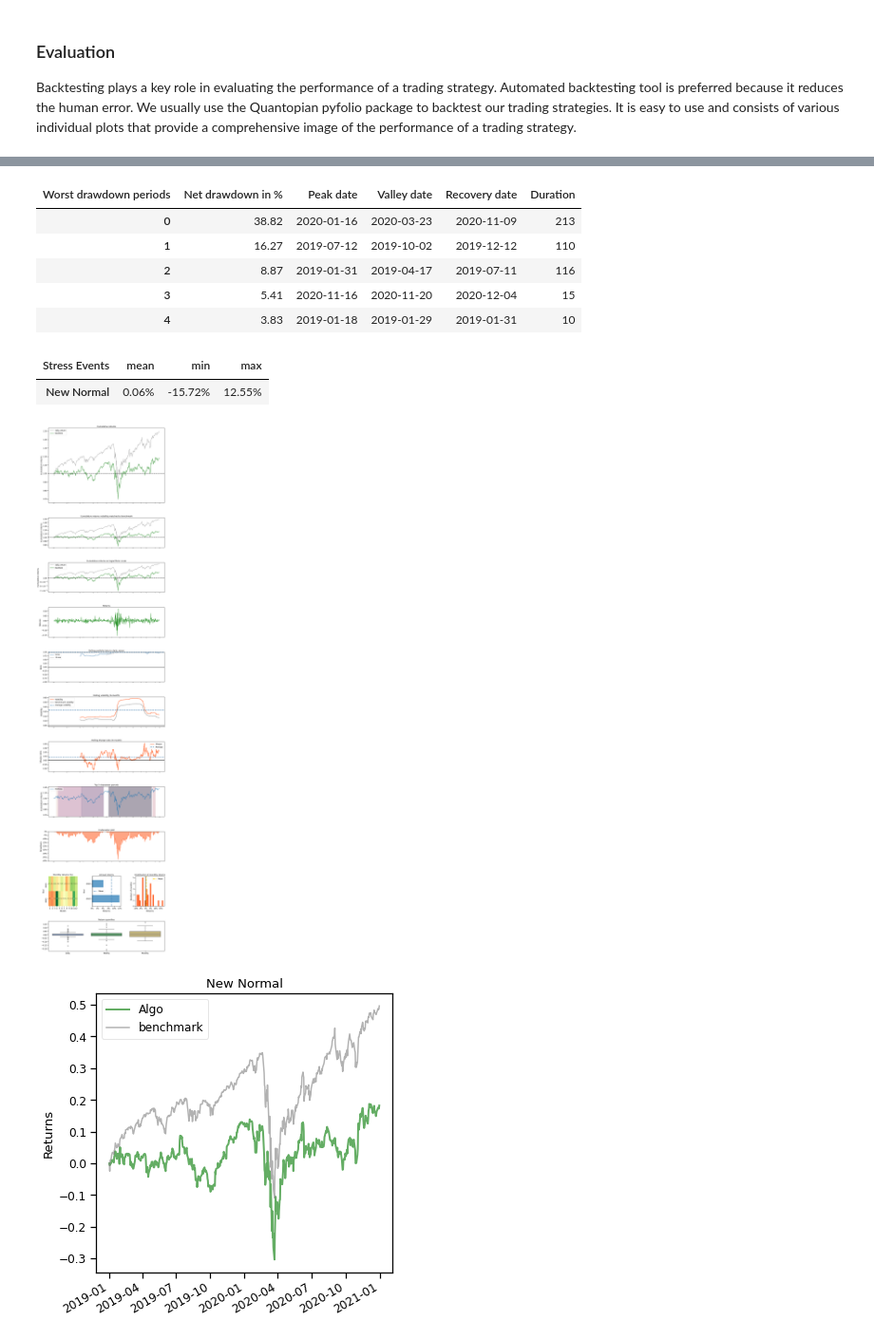
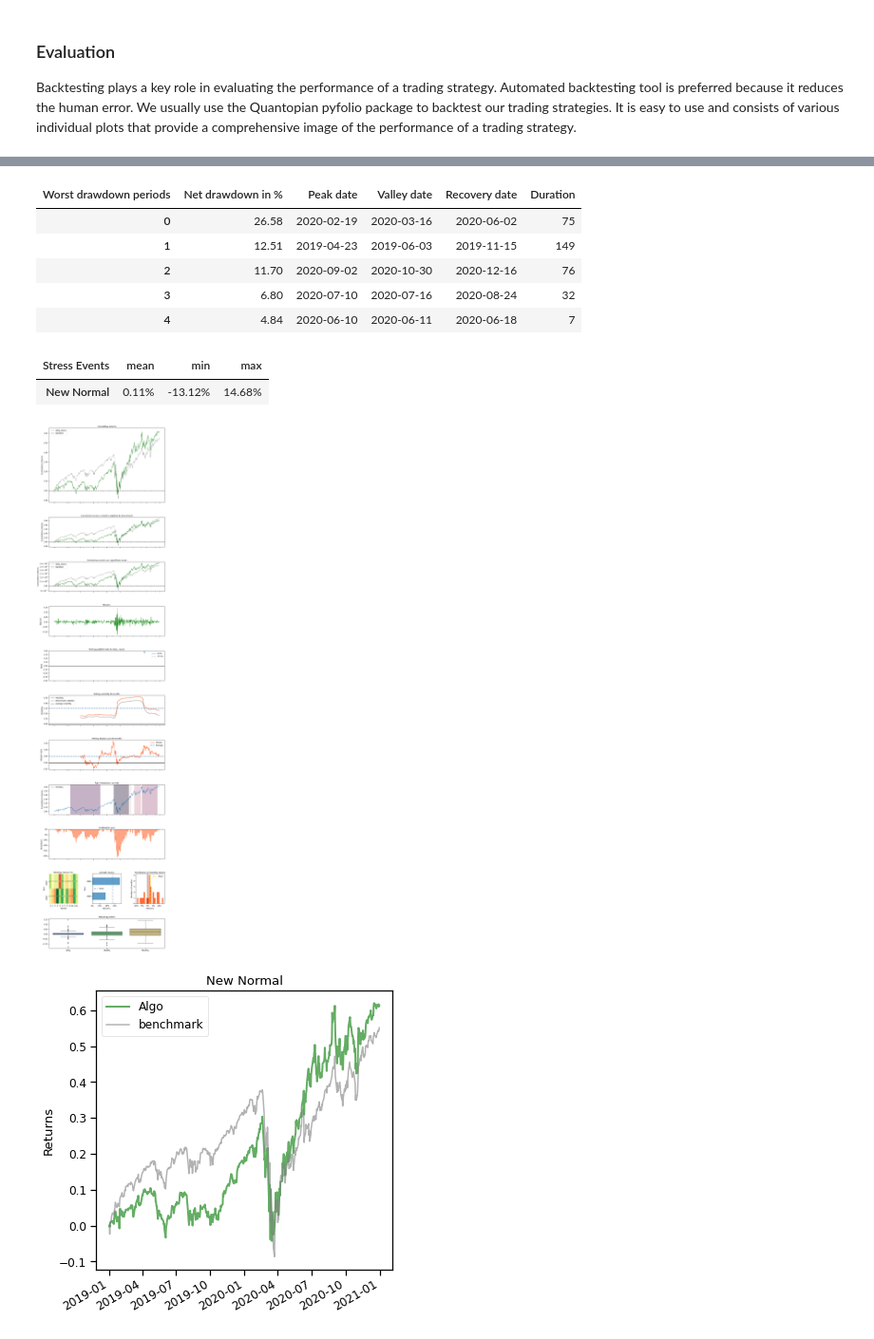
Before and after one commit to BichengWang/RL_stock_trading, a Jupyter notebook: rl_portfolio_trading.ipynb, the cells around one changed output, grey strips where cells are left out. Shown at 95% size. Cells and saved outputs as stored; diff of their text form; code cells hidden in the pictures.

```diff
--- a/rl_portfolio_trading.ipynb
+++ b/rl_portfolio_trading.ipynb
@@ -558,11 +557,4 @@ dtype: float64
 # %%
-print("==============Compare to SPY===========")
 %matplotlib inline
-# S&P 500: ^GSPC
-# Dow Jones Index: ^DJI
-# NASDAQ 100: ^NDX
-backtest_plot(df_value['a2c'],
-             baseline_ticker = '^GSPC',
-             baseline_start = split_date,
-             baseline_end = end_date)
+backtest_plot(df_value['evaluation_a2c'], baseline_ticker = 'SPY', baseline_start = split_date, baseline_end = end_date)
 # %% [output]
@@ -591,10 +582,10 @@ Shape of DataFrame:  (505, 8)
 | Worst drawdown periods | Net drawdown in % | Peak date | Valley date | Recovery date | Duration |
-| 0 | 38.82 | 2020-01-16 | 2020-03-23 | 2020-11-09 | 213 |
-| 1 | 16.27 | 2019-07-12 | 2019-10-02 | 2019-12-12 | 110 |
-| 2 | 8.87 | 2019-01-31 | 2019-04-17 | 2019-07-11 | 116 |
-| 3 | 5.41 | 2020-11-16 | 2020-11-20 | 2020-12-04 | 15 |
-| 4 | 3.83 | 2019-01-18 | 2019-01-29 | 2019-01-31 | 10 |
+| 0 | 26.58 | 2020-02-19 | 2020-03-16 | 2020-06-02 | 75 |
+| 1 | 12.51 | 2019-04-23 | 2019-06-03 | 2019-11-15 | 149 |
+| 2 | 11.70 | 2020-09-02 | 2020-10-30 | 2020-12-16 | 76 |
+| 3 | 6.80 | 2020-07-10 | 2020-07-16 | 2020-08-24 | 32 |
+| 4 | 4.84 | 2020-06-10 | 2020-06-11 | 2020-06-18 | 7 |
 | Stress Events | mean | min | max |
-| New Normal | 0.06% | -15.72% | 12.55% |
+| New Normal | 0.11% | -13.12% | 14.68% |
-[figure, old version]
+[figure, new version]
-[figure, old version]
+[figure, new version]
```
Also changed, not shown: parts of 42 cells of this notebook, 31 other files.
